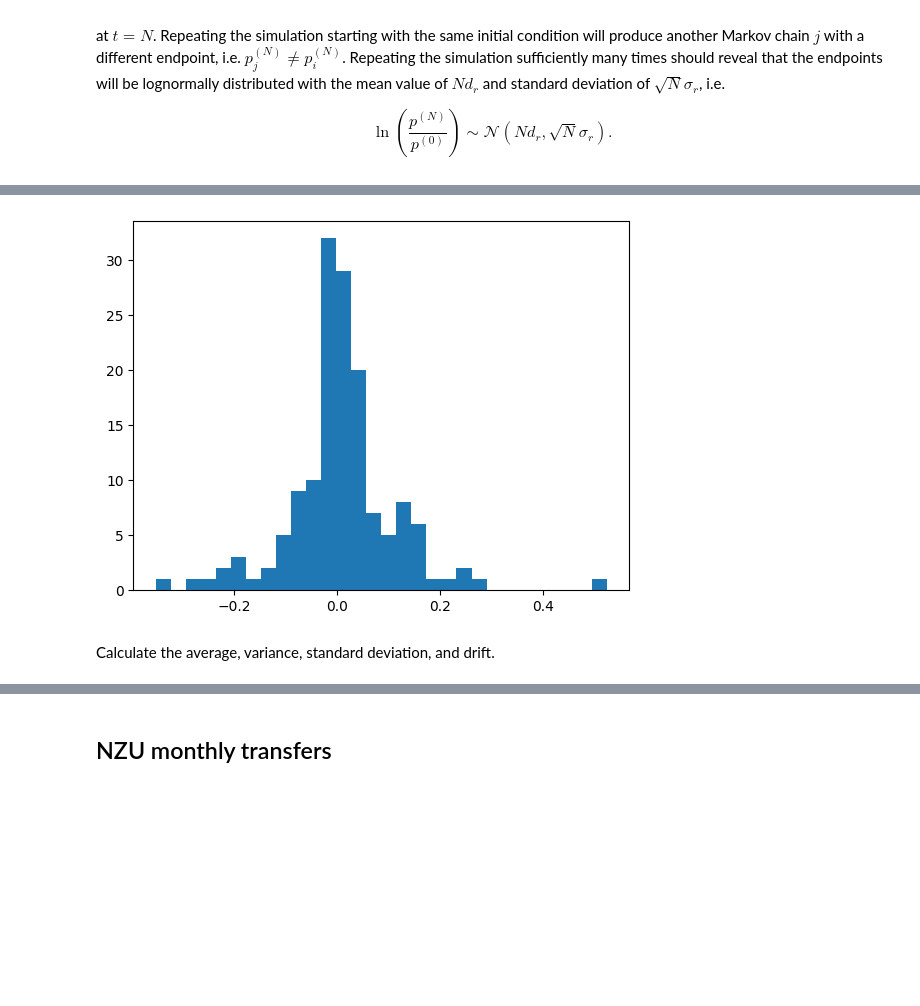
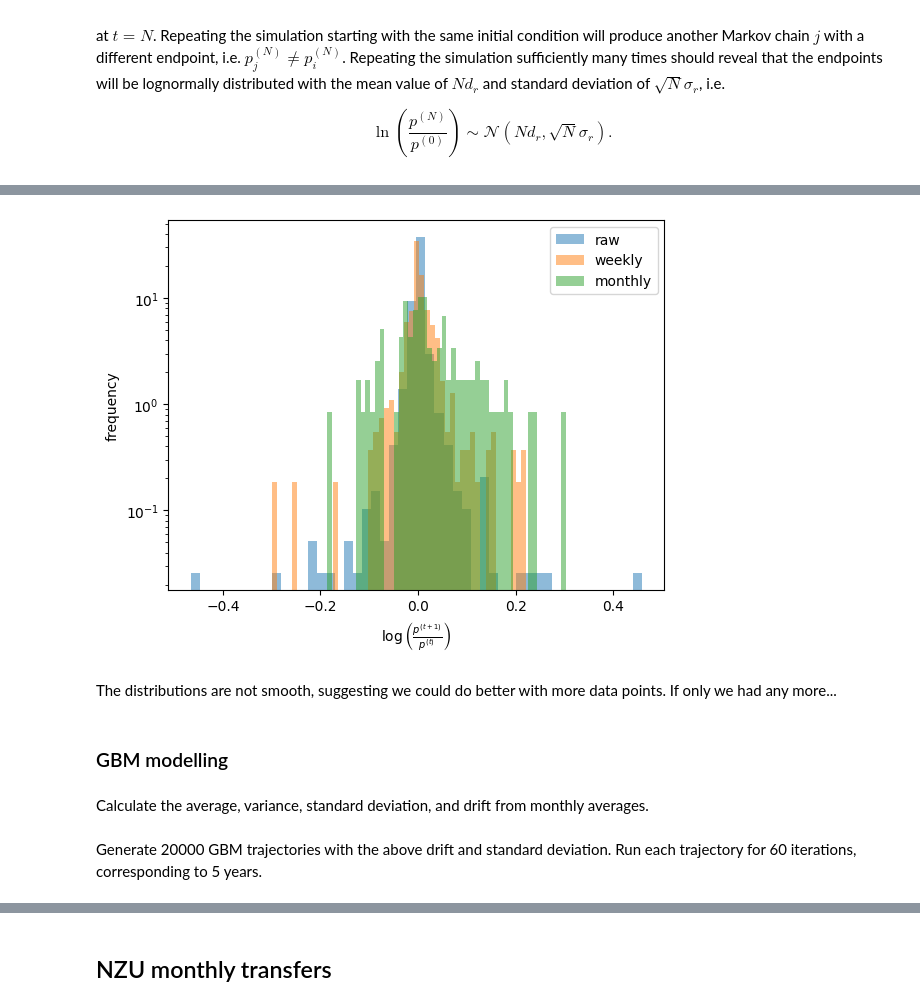
Before and after one commit to dmitrische/nzu-market, a Jupyter notebook: analysis.ipynb, the cells around one changed output, grey strips where cells are left out. Drawn from its saved outputs; the diff is of its cells as text; code cells hidden in the pictures; blank space fills up the shorter version.

```diff
--- a/analysis.ipynb
+++ b/analysis.ipynb
@@ -46,4 +48,5 @@ import matplotlib.pyplot as plt
 # %%
-#source='./nzu-month-price.csv'
-source='https://github.com/theecanmole/nzu/raw/master/nzu-month-price.csv'
-df = pd.read_csv(source, parse_dates=[0])
+source='./price-data-scrape/nzu_price_raw_data.csv'
+df = pd.read_csv(source, index_col='date', parse_dates=[0])
+df.drop(columns=['url'], inplace=True)
+df.plot(linestyle=':', marker='.',ylabel='NZD')
@@ -60,0 +58,8 @@ plt.show()
+# %%
+start_date = pd.to_datetime('2013-9-1')
+df = df.loc[(df.index > start_date)]
+# %%
+df_w = df.resample('W').mean()
+df_w.ffill(inplace=True) # forward fill missing values
+df_m = df.resample('M').mean()
+print(len(df), len(df_w), len(df_m))
@@ -61,9 +84,23 @@ plt.show()
 # %%
-logreturns = [np.log(price[i]/price[i-1]) for i in range(1,len(price))]
-plt.hist(logreturns, bins=30)
+import matplotlib.pyplot as plt
+import numpy as np
+logreturns = [np.log(df['price'].iloc[i]/df['price'].iloc[i-1]) for i in range(1,len(df['price']))]
+logreturns_w = [np.log(df_w['price'].iloc[i]/df_w['price'].iloc[i-1]) for i in range(1,len(df_w['price']))]
+logreturns_m = [np.log(df_m['price'].iloc[i]/df_m['price'].iloc[i-1]) for i in range(1,len(df_m['price']))]
+plt.hist(logreturns, bins=50, density=True, alpha=0.5)
+plt.hist(logreturns_w, bins=50, density=True, alpha=0.5)
+plt.hist(logreturns_m, bins=50, density=True, alpha=0.5)
+plt.legend(['raw','weekly','monthly'])
+plt.yscale('log')
+plt.xlabel(r'$\log\left(\frac{p^{(t+1)}}{p^{(t)}}\right)$')
+plt.ylabel('frequency')
 plt.show()
 # %% [output]
-[figure, old version]
+[figure, new version]
+# %% [markdown]
+The distributions are not smooth, suggesting we could do better with more data points. If only we had any more...
+# %% [markdown]
+### GBM modelling
 # %% [markdown]
-Calculate the average, variance, standard deviation, and drift.
+Calculate the average, variance, standard deviation, and drift from monthly averages.
 # %%
@@ -72,3 +109,5 @@ var = sum([(r-ave)**2 for r in logreturns])/(len(logreturns)-1)
 drift = ave - 0.5*var
 sd = np.sqrt(var)
+# %% [markdown]
+Generate 20000 GBM trajectories with the above drift and standard deviation. Run each trajectory for 60 iterations, corresponding to 5 years.
 # %%
```
Also changed, not shown: parts of 48 cells of this notebook, 3 other files.
